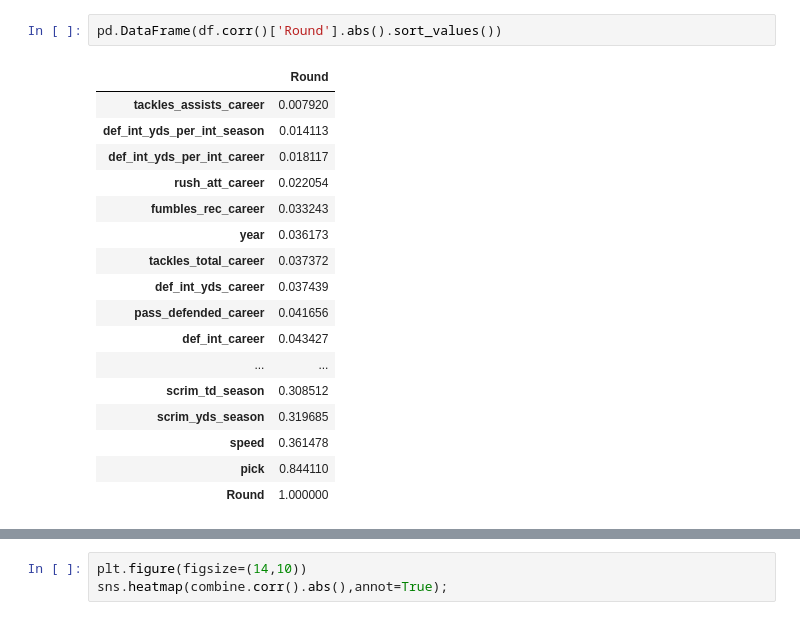
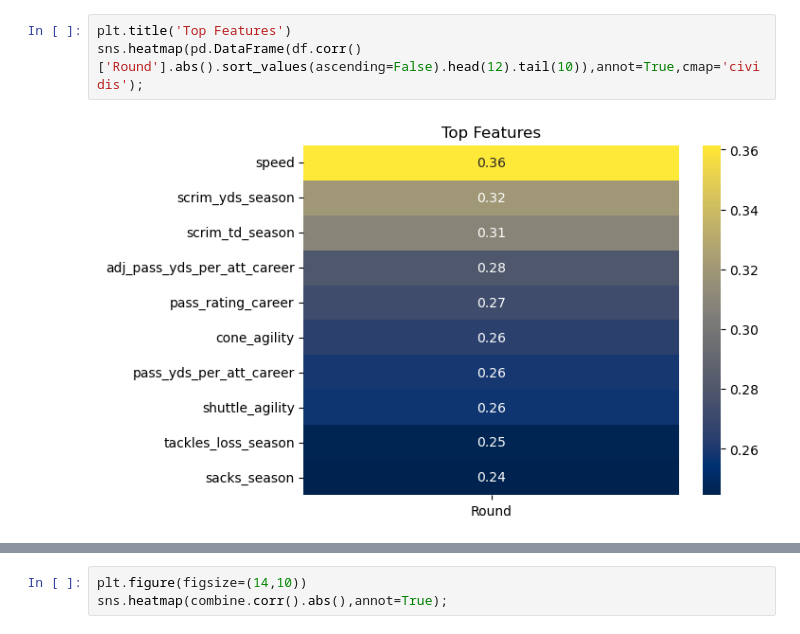
Before and after one commit to jpalgon/Draft_Combine, a Jupyter notebook: EDA.ipynb, the cells around one changed output, grey strips where cells are left out. Drawn from its saved outputs; the diff is of its cells as text.

```diff
--- a/EDA.ipynb
+++ b/EDA.ipynb
@@ -219,20 +212,5 @@ sns.heatmap(pd.DataFrame(df.corr()['Round'].abs().sort_values(ascending=False).h
-# %%
-pd.DataFrame(df.corr()['Round'].abs().sort_values())
-# %% [output]
-|  | Round |
-| tackles_assists_career | 0.007920 |
-| def_int_yds_per_int_season | 0.014113 |
-| def_int_yds_per_int_career | 0.018117 |
-| rush_att_career | 0.022054 |
-| fumbles_rec_career | 0.033243 |
-| year | 0.036173 |
-| tackles_total_career | 0.037372 |
-| def_int_yds_career | 0.037439 |
-| pass_defended_career | 0.041656 |
-| def_int_career | 0.043427 |
-| ... | ... |
-| scrim_td_season | 0.308512 |
-| scrim_yds_season | 0.319685 |
-| speed | 0.361478 |
-| pick | 0.844110 |
-| Round | 1.000000 |
+# %%
+plt.title('Top Features')
+sns.heatmap(pd.DataFrame(df.corr()['Round'].abs().sort_values(ascending=False).head(12).tail(10)),annot=True,cmap='cividis');
+# %% [output]
+[figure, added]
```
Also changed, not shown: parts of 6 cells of this notebook, 3 other files.
